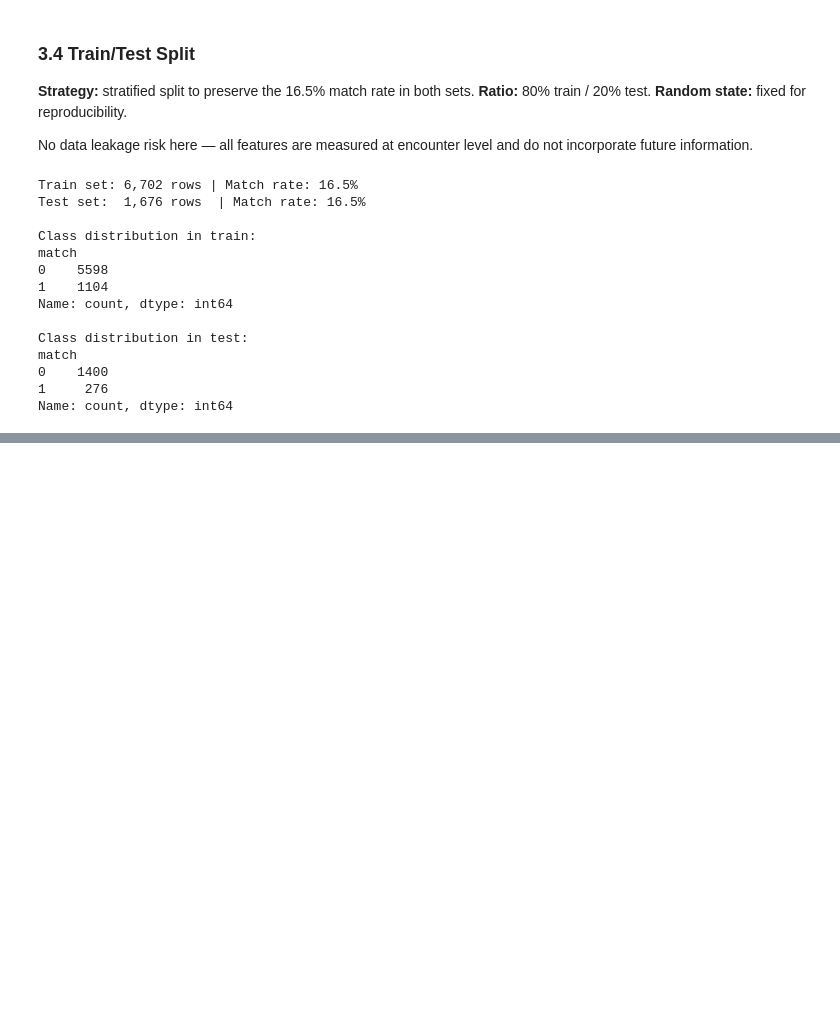
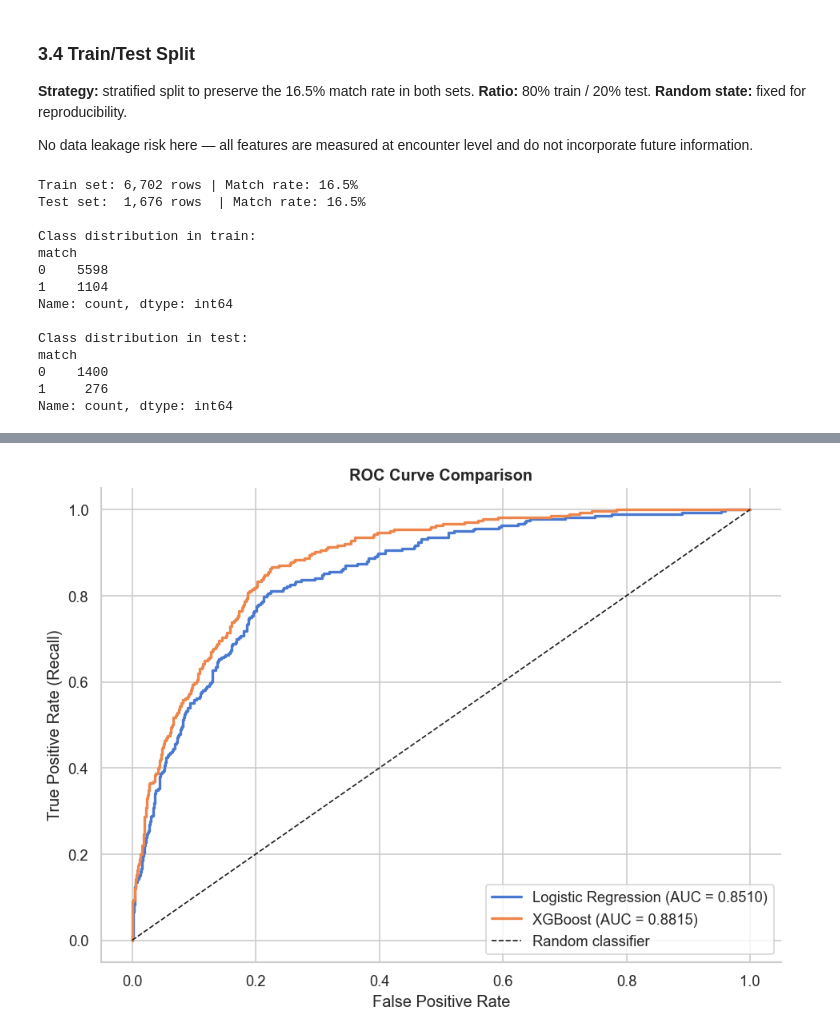
Before and after one commit to ArvindB75/speed-dating-match-prediction, a Jupyter notebook: notebooks/speed_dating_analysis.ipynb, the cells around one changed output, grey strips where cells are left out. Saved outputs shown, nothing was run; the diff lists cells and outputs as text; code cells hidden in the pictures; blank space fills up the shorter version.

Commit message:
section 4: modeling — logistic regression baseline, XGBoost, threshold optimization

```diff
--- a/notebooks/speed_dating_analysis.ipynb
+++ b/notebooks/speed_dating_analysis.ipynb
@@ -1076,0 +1135,17 @@ Name: count, dtype: int64
+# %%
+# ── 4.2 Baseline — Logistic Regression ───────────────────────────────────────
+
+from sklearn.linear_model import LogisticRegression
+
+lr = LogisticRegression(
+    class_weight='balanced',
+    max_iter=1000,
+    random_state=42
+)
+
+lr.fit(X_train_scaled, y_train)
+
+y_pred_lr = lr.predict(X_test_scaled)
+y_prob_lr = lr.predict_proba(X_test_scaled)[:, 1]
+
+evaluate_model("Logistic Regression (Baseline)", y_test, y_pred_lr, y_prob_lr)
@@ -1076,0 +1217,22 @@ Name: count, dtype: int64
+# %%
+# ── ROC Curve comparison ──────────────────────────────────────────────────────
+
+from sklearn.metrics import roc_curve
+
+fig, ax = plt.subplots(figsize=(8, 6))
+
+for name, y_prob in [("Logistic Regression", y_prob_lr), ("XGBoost", y_prob_xgb)]:
+    fpr, tpr, _ = roc_curve(y_test, y_prob)
+    auc = roc_auc_score(y_test, y_prob)
+    ax.plot(fpr, tpr, linewidth=2, label=f"{name} (AUC = {auc:.4f})")
+
+ax.plot([0, 1], [0, 1], 'k--', linewidth=1, label='Random classifier')
+ax.set_xlabel('False Positive Rate')
+ax.set_ylabel('True Positive Rate (Recall)')
+ax.set_title('ROC Curve Comparison', fontweight='bold')
+ax.legend()
+plt.tight_layout()
+plt.savefig('../outputs/roc_comparison.png', dpi=120, bbox_inches='tight')
+plt.show()
+# %% [output]
+[figure, added]
```
Also changed, not shown: parts of 10 cells of this notebook, 2 other files.
